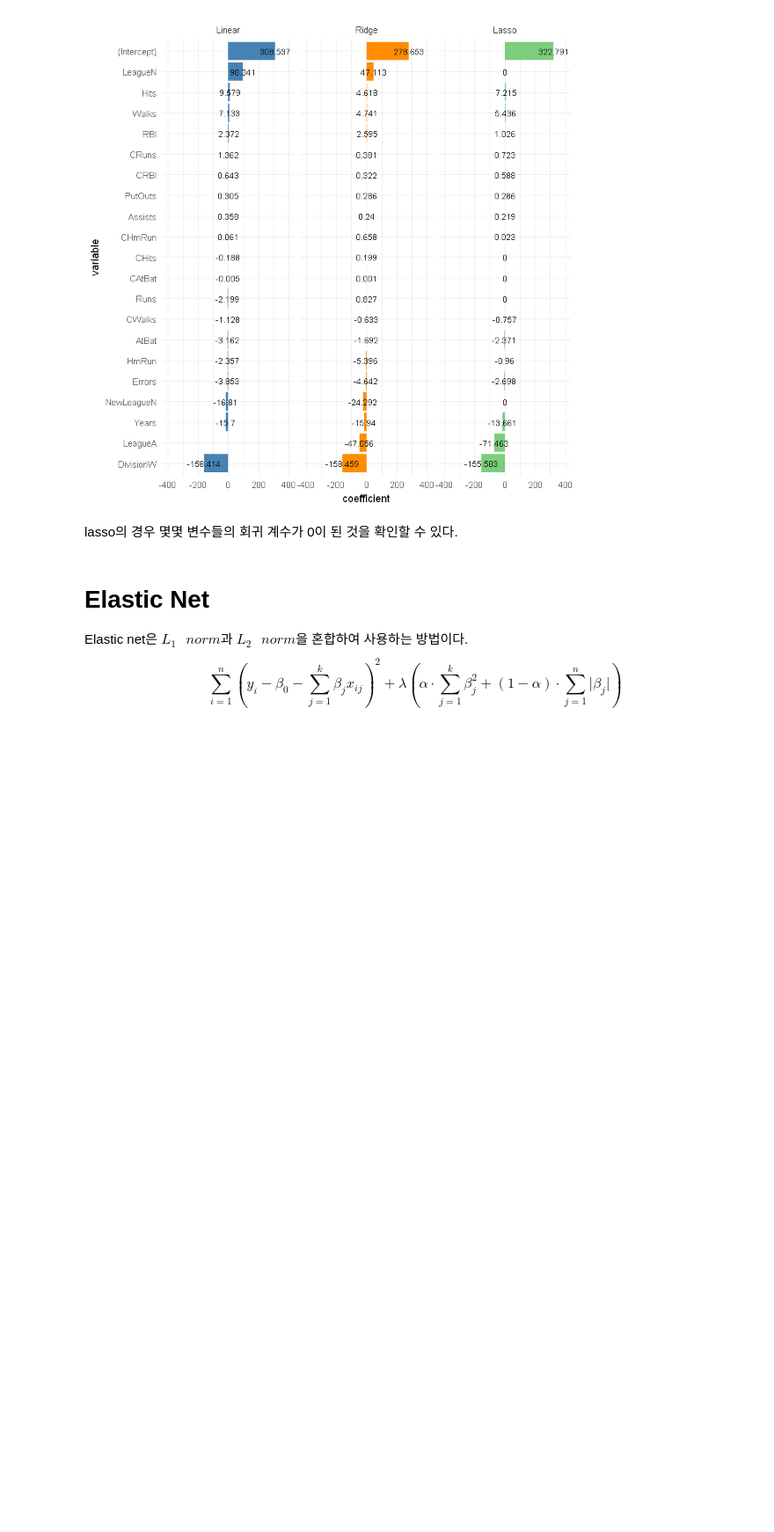
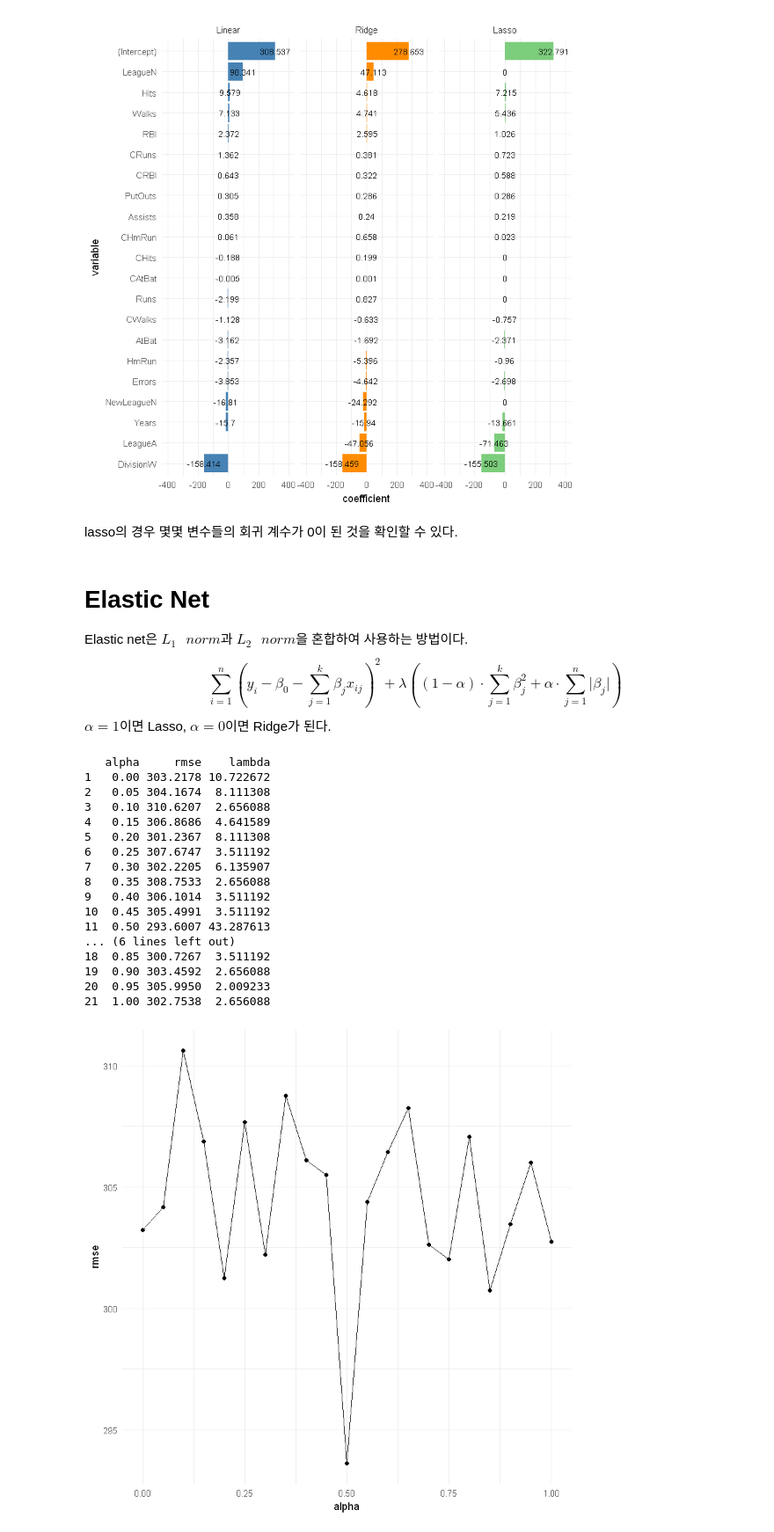
Before and after one commit to rymyung/Machine-Learning, a Jupyter notebook: Regularized Regression.ipynb, the cells around one changed output. Shown at 88% size. Drawn from its saved outputs; the diff is of its cells as text; code cells hidden in the pictures; blank space fills up the shorter version.

```diff
--- a/Regularized Regression.ipynb
+++ b/Regularized Regression.ipynb
@@ -137,4 +146,37 @@ lasso의 경우 몇몇 변수들의 회귀 계수가 0이 된 것을 확인할
 # %% [markdown]
 # Elastic Net
 Elastic net은 $L_1 \text{ } norm$과 $L_2 \text{ } norm$을 혼합하여 사용하는 방법이다.
-$$\sum_{i=1}^n (y_i - \beta_0 - \sum_{j=1}^k \beta_jx_{ij})^2 + \lambda(\alpha\cdot\sum_{j=1}^k \beta_j^2 + (1-\alpha)\cdot\sum_{j=1}^n \lvert\beta_j\rvert) $$
+$$\sum_{i=1}^n (y_i - \beta_0 - \sum_{j=1}^k \beta_jx_{ij})^2 + \lambda((1-\alpha)\cdot\sum_{j=1}^k \beta_j^2 + \alpha\cdot\sum_{j=1}^n \lvert\beta_j\rvert) $$
+$\alpha = 1$이면 Lasso, $\alpha = 0$이면 Ridge가 된다.
+# %%
+result <- data.frame()
+for (alpha in seq(0, 1, 0.05)) {
+    elastic.fit <- cv.glmnet(x[train.id,], y[train.id], alpha = alpha, lambda = grid)
+    predict <- predict(elastic.fit, s = elastic.fit$lambda.min, newx = x[-train.id,])
+
+    result <- result %>% bind_rows(data.frame(alpha = alpha,
+                                              rmse = sqrt(mean((predict - y[-train.id])^2)),
+                                              lambda = elastic.fit$lambda.min))
+}
+
+ggplot(result, aes(alpha, rmse)) + geom_point() + geom_line() + theme_minimal()
+print(result)
+# %% [output]
+   alpha     rmse    lambda
+1   0.00 303.2178 10.722672
+2   0.05 304.1674  8.111308
+3   0.10 310.6207  2.656088
+4   0.15 306.8686  4.641589
+5   0.20 301.2367  8.111308
+6   0.25 307.6747  3.511192
+7   0.30 302.2205  6.135907
+8   0.35 308.7533  2.656088
+9   0.40 306.1014  3.511192
+10  0.45 305.4991  3.511192
+11  0.50 293.6007 43.287613
+... (6 lines left out)
+18  0.85 300.7267  3.511192
+19  0.90 303.4592  2.656088
+20  0.95 305.9950  2.009233
+21  1.00 302.7538  2.656088
+[figure, added]
```
Also changed, not shown: parts of 4 cells of this notebook.
